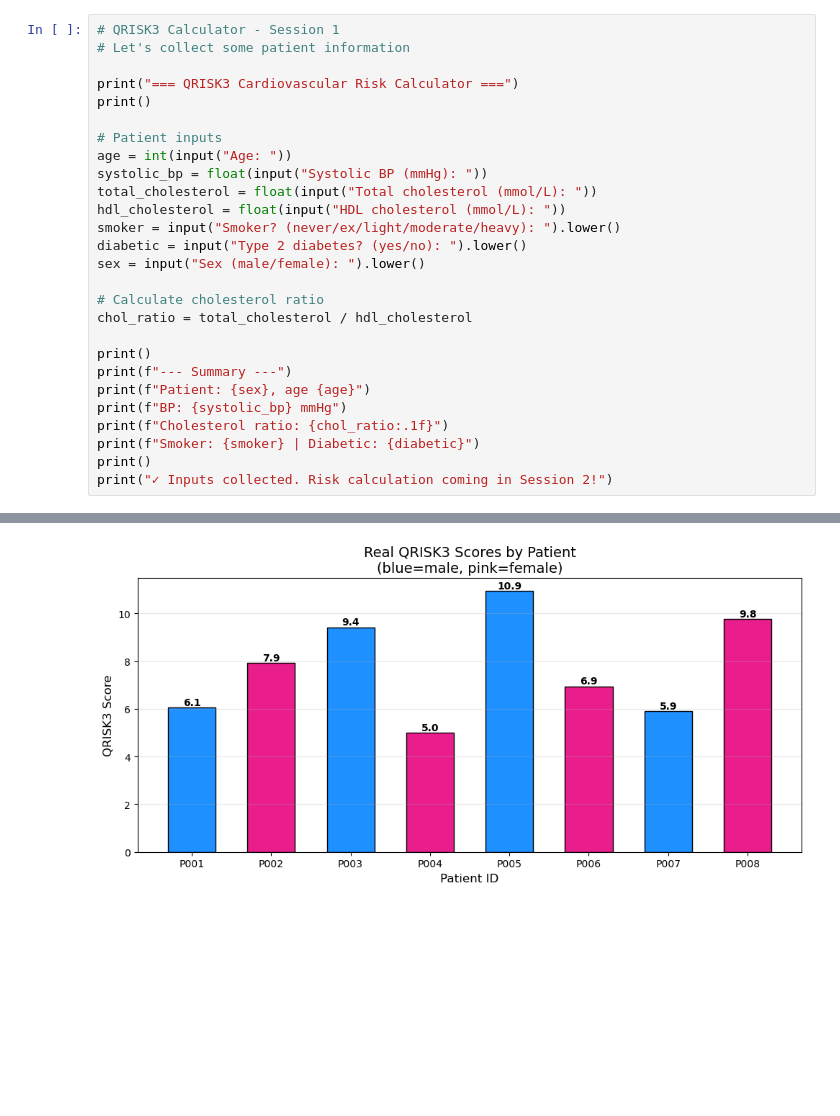
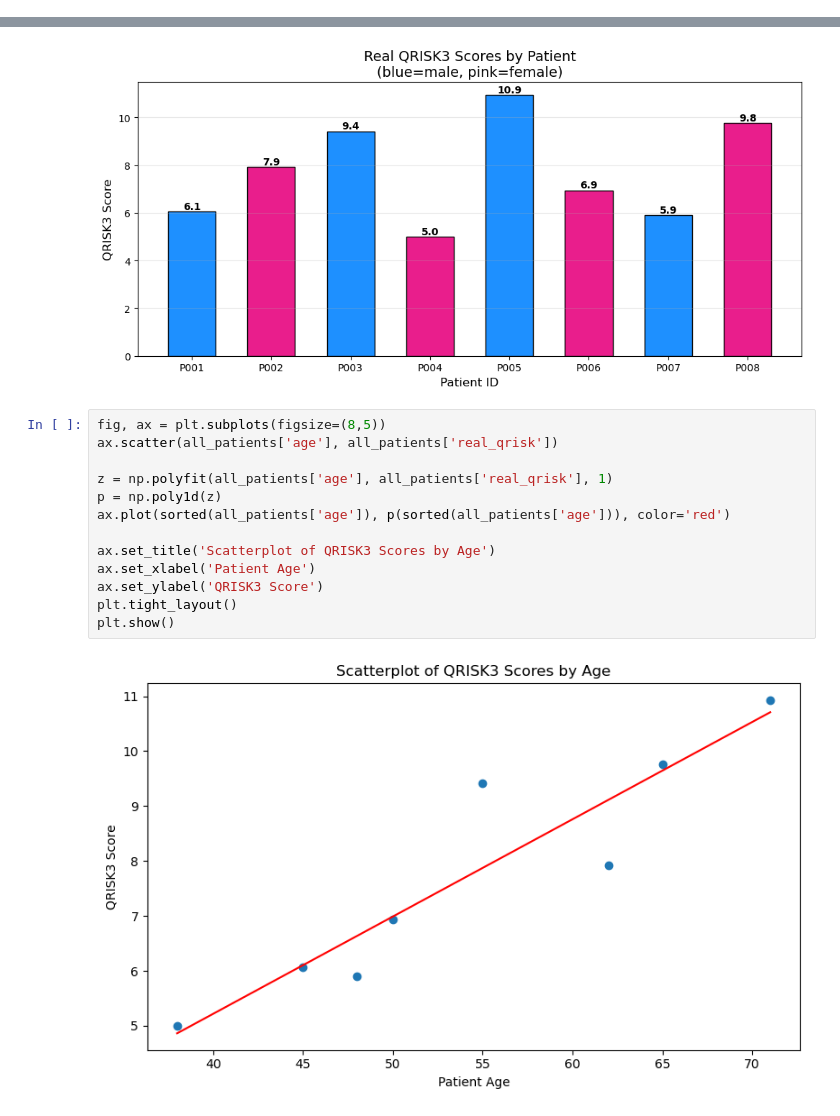
Before and after one commit to Lyra-cb/Qrisk3_Project, a Jupyter notebook: qrisk3.ipynb, the cells around one changed output, grey strips where cells are left out. Saved outputs shown, nothing was run; the diff lists cells and outputs as text; blank space fills up the shorter version.

Commit message:
Chart writing from scratch - scatter plot with trend line

```diff
--- a/qrisk3.ipynb
+++ b/qrisk3.ipynb
@@ -1,27 +0,0 @@
-# %%
-# QRISK3 Calculator - Session 1
-# Let's collect some patient information
-
-print("=== QRISK3 Cardiovascular Risk Calculator ===")
-print()
-
-# Patient inputs
-age = int(input("Age: "))
-systolic_bp = float(input("Systolic BP (mmHg): "))
-total_cholesterol = float(input("Total cholesterol (mmol/L): "))
-hdl_cholesterol = float(input("HDL cholesterol (mmol/L): "))
-smoker = input("Smoker? (never/ex/light/moderate/heavy): ").lower()
-diabetic = input("Type 2 diabetes? (yes/no): ").lower()
-sex = input("Sex (male/female): ").lower()
-
-# Calculate cholesterol ratio
-chol_ratio = total_cholesterol / hdl_cholesterol
-
-print()
-print(f"--- Summary ---")
-print(f"Patient: {sex}, age {age}")
-print(f"BP: {systolic_bp} mmHg")
-print(f"Cholesterol ratio: {chol_ratio:.1f}")
-print(f"Smoker: {smoker} | Diabetic: {diabetic}")
-print()
-print("✓ Inputs collected. Risk calculation coming in Session 2!")
@@ -480,3 +442,18 @@ plt.tight_layout()
 plt.show()
 # %% [output]
 [figure]
+# %%
+fig, ax = plt.subplots(figsize=(8,5))
+ax.scatter(all_patients['age'], all_patients['real_qrisk'])
+
+z = np.polyfit(all_patients['age'], all_patients['real_qrisk'], 1)
+p = np.poly1d(z)
+ax.plot(sorted(all_patients['age']), p(sorted(all_patients['age'])), color='red')
+
+ax.set_title('Scatterplot of QRISK3 Scores by Age')
+ax.set_xlabel('Patient Age')
+ax.set_ylabel('QRISK3 Score')
+plt.tight_layout()
+plt.show()
+# %% [output]
+[figure, added]
```
Also changed, not shown: parts of 1 cell of this notebook.
